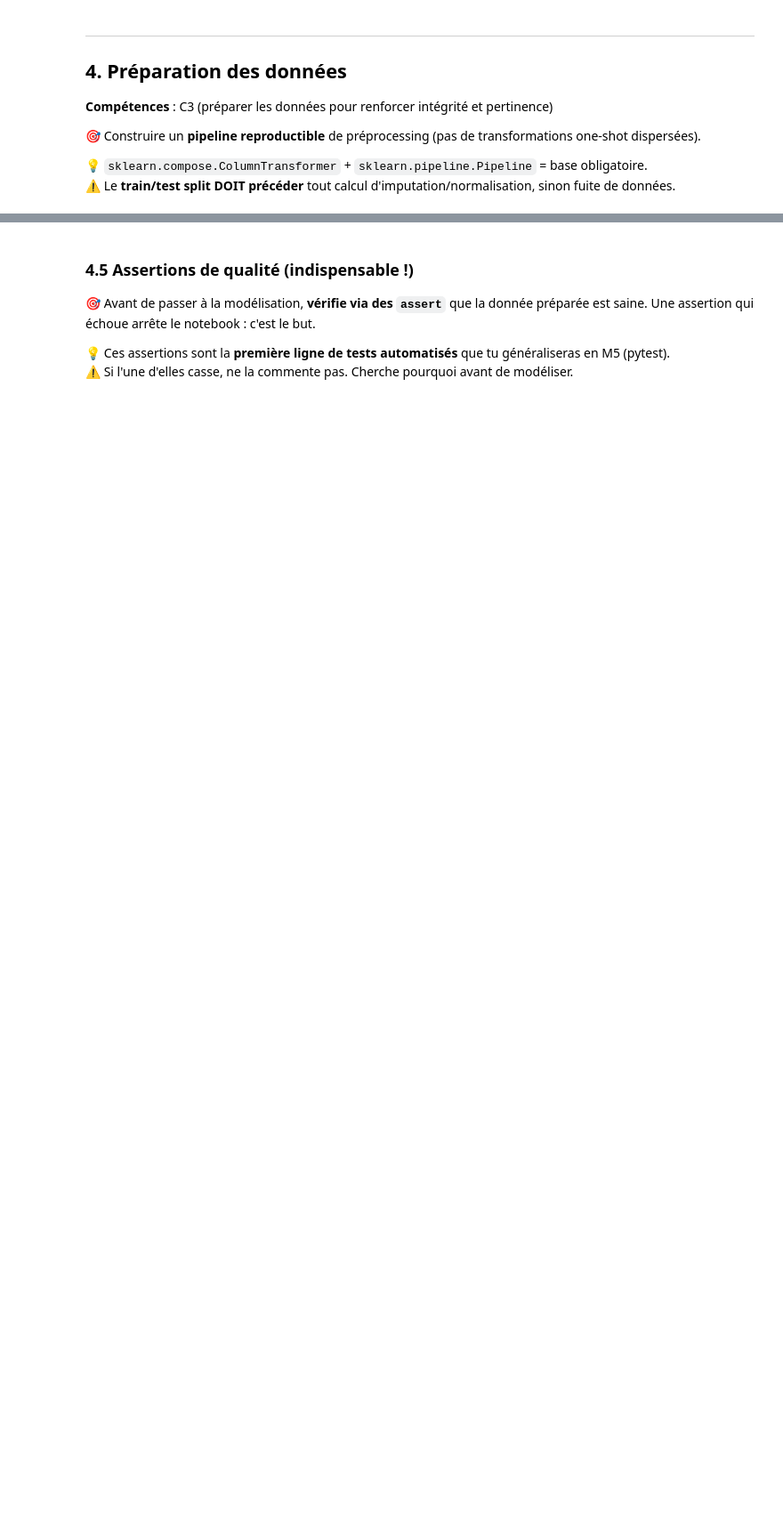
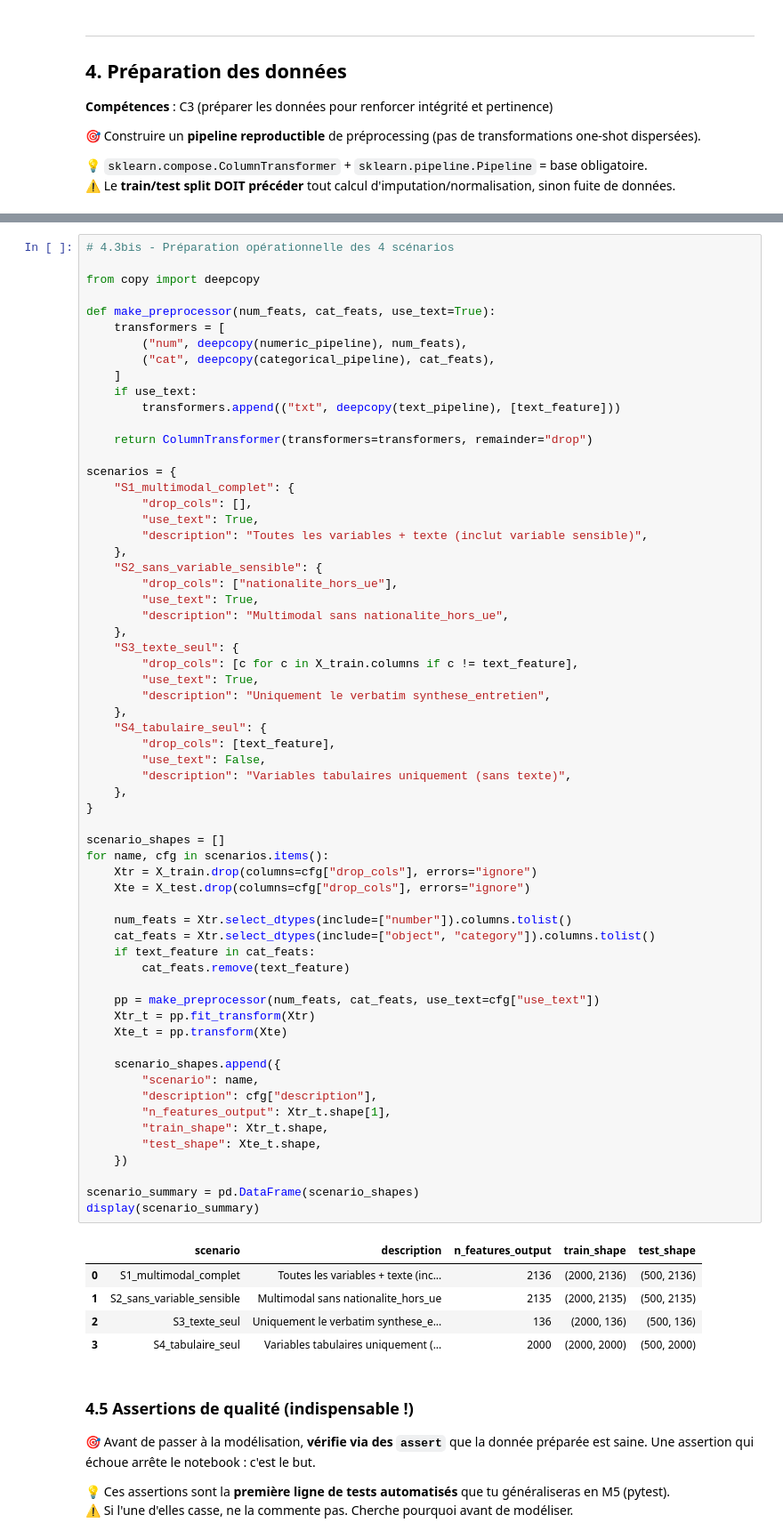
Before and after one commit to userZku/multimodal-classification, a Jupyter notebook: notebooks/multimodal-classification.ipynb, the cells around one changed output, grey strips where cells are left out. Shown at 89% size. Drawn from its saved outputs; the diff is of its cells as text; blank space fills up the shorter version.

```diff
--- a/notebooks/multimodal-classification.ipynb
+++ b/notebooks/multimodal-classification.ipynb
@@ -837,3 +955,71 @@ Révision des cibles section 1.4 :
+# %%
+# 4.3bis - Préparation opérationnelle des 4 scénarios
+
+from copy import deepcopy
+
+def make_preprocessor(num_feats, cat_feats, use_text=True):
+    transformers = [
+        ("num", deepcopy(numeric_pipeline), num_feats),
+        ("cat", deepcopy(categorical_pipeline), cat_feats),
+    ]
+    if use_text:
+        transformers.append(("txt", deepcopy(text_pipeline), [text_feature]))
+
+    return ColumnTransformer(transformers=transformers, remainder="drop")
+
+scenarios = {
+    "S1_multimodal_complet": {
+        "drop_cols": [],
+        "use_text": True,
+        "description": "Toutes les variables + texte (inclut variable sensible)",
+    },
+    "S2_sans_variable_sensible": {
+        "drop_cols": ["nationalite_hors_ue"],
+        "use_text": True,
+        "description": "Multimodal sans nationalite_hors_ue",
+    },
+    "S3_texte_seul": {
+        "drop_cols": [c for c in X_train.columns if c != text_feature],
+        "use_text": True,
+        "description": "Uniquement le verbatim synthese_entretien",
+    },
+    "S4_tabulaire_seul": {
+        "drop_cols": [text_feature],
+        "use_text": False,
+        "description": "Variables tabulaires uniquement (sans texte)",
+    },
+}
+
+scenario_shapes = []
+for name, cfg in scenarios.items():
+    Xtr = X_train.drop(columns=cfg["drop_cols"], errors="ignore")
+    Xte = X_test.drop(columns=cfg["drop_cols"], errors="ignore")
+
+    num_feats = Xtr.select_dtypes(include=["number"]).columns.tolist()
+    cat_feats = Xtr.select_dtypes(include=["object", "category"]).columns.tolist()
+    if text_feature in cat_feats:
+        cat_feats.remove(text_feature)
+
+    pp = make_preprocessor(num_feats, cat_feats, use_text=cfg["use_text"])
+    Xtr_t = pp.fit_transform(Xtr)
+    Xte_t = pp.transform(Xte)
+
+    scenario_shapes.append({
+        "scenario": name,
+        "description": cfg["description"],
+        "n_features_output": Xtr_t.shape[1],
+        "train_shape": Xtr_t.shape,
+        "test_shape": Xte_t.shape,
+    })
+
+scenario_summary = pd.DataFrame(scenario_shapes)
+display(scenario_summary)
+# %% [output]
+|  | scenario | description | n_features_output | train_shape | test_shape |
+| 0 | S1_multimodal_complet | Toutes les variables + texte (inc... | 2136 | (2000, 2136) | (500, 2136) |
+| 1 | S2_sans_variable_sensible | Multimodal sans nationalite_hors_ue | 2135 | (2000, 2135) | (500, 2135) |
+| 2 | S3_texte_seul | Uniquement le verbatim synthese_e... | 136 | (2000, 136) | (500, 136) |
+| 3 | S4_tabulaire_seul | Variables tabulaires uniquement (... | 2000 | (2000, 2000) | (500, 2000) |
 # %% [markdown]
 ### 4.5 Assertions de qualité (indispensable !)
 
```
Also changed, not shown: parts of 7 cells of this notebook, 2 other files.
